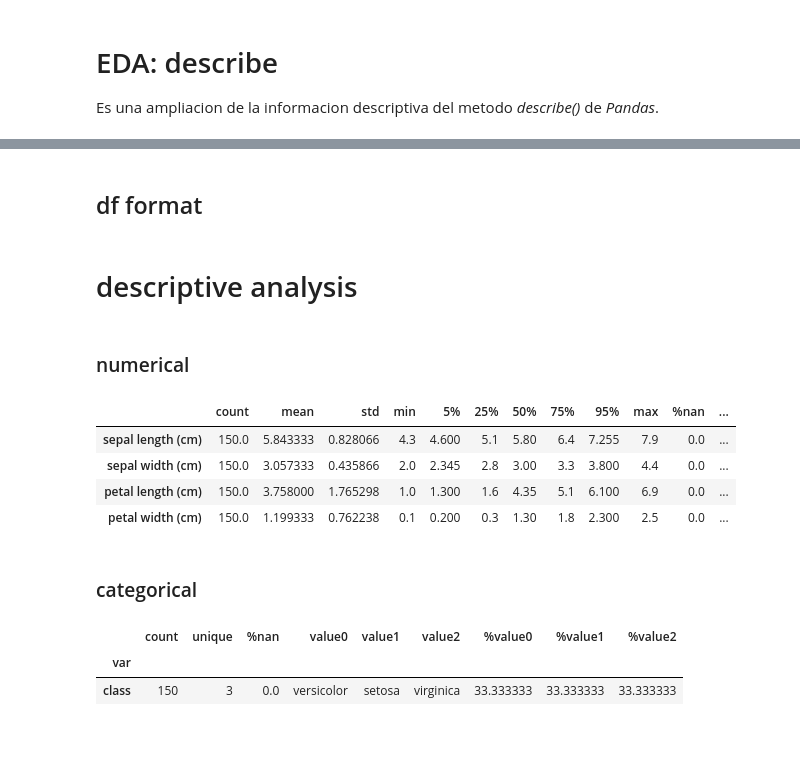
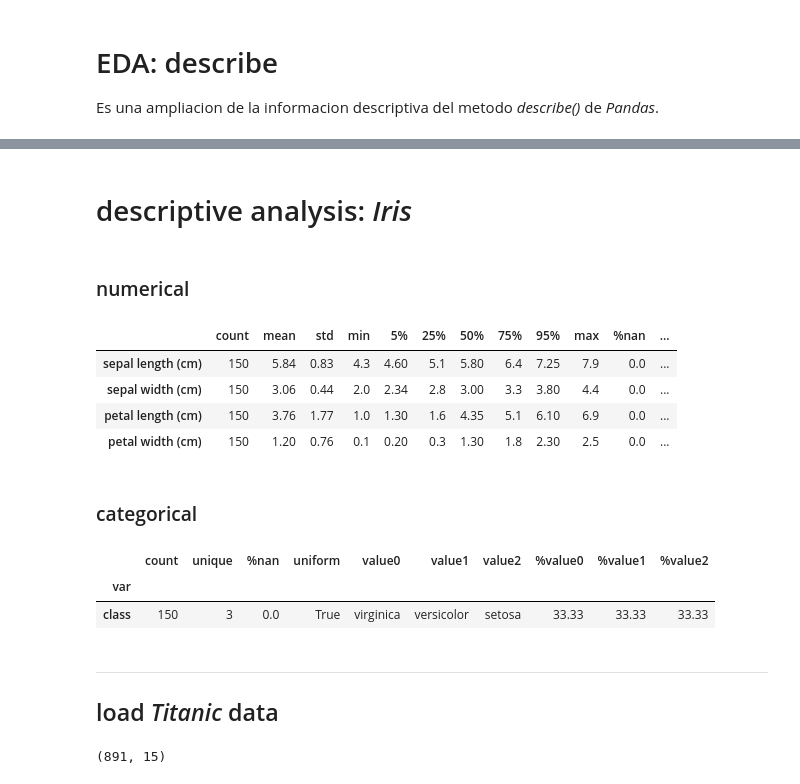
Before and after one commit to jmquintana79/utilsDS, a Jupyter notebook: notebooks/analysis/EDA/EDA-describe/notebook-EDA_describe.ipynb, the cells around one changed output, grey strips where cells are left out. Saved outputs shown, nothing was run; the diff lists cells and outputs as text; code cells hidden in the pictures; blank space fills up the shorter version.

```diff
--- a/notebooks/analysis/EDA/EDA-describe/notebook-EDA_describe.ipynb
+++ b/notebooks/analysis/EDA/EDA-describe/notebook-EDA_describe.ipynb
@@ -23,55 +24,36 @@ dclass = dict()
 for i, ic in enumerate(dataset.target_names):
     dclass[i] = ic
 data['class'] = data['class'].map(dclass)
-# %% [markdown]
-## df format
-# %%
-# check what columns are NUMERICAL or CATEGORICAL
-cols_num = data.select_dtypes(include=['float64', 'int64']).columns.values  # numerical columns
-cols_cat = data.select_dtypes(include=['object']).columns.values            # categorical columns
-# columns name converters: numerical
-dcols_num_name_to_alias = dict()
-dcols_num_alias_to_name = dict()
-for i, ic in enumerate(cols_num):
-    dcols_num_name_to_alias[ic] = 'n{}'.format(i)
-    dcols_num_alias_to_name['n{}'.format(i)] = ic
-# columns name converters: categorical
-dcols_cat_name_to_alias = dict()
-dcols_cat_alias_to_name = dict()
-for i, ic in enumerate(cols_cat):
-    dcols_cat_name_to_alias[ic] = 'c{}'.format(i)
-    dcols_cat_alias_to_name['c{}'.format(i)] = ic
-# rename columns
-data.rename(columns = dcols_num_name_to_alias, inplace = True)
-data.rename(columns = dcols_cat_name_to_alias, inplace = True)
-# list of alias
-cols_num_alias = list(dcols_num_name_to_alias.values())
-cols_cat_alias = list(dcols_cat_name_to_alias.values())
 # %% [markdown]
-# descriptive analysis
+# descriptive analysis: *Iris*
 # %% [markdown]
 ### numerical
 # %%
 # describe
-dfn = describe_numeric(data)
-# rename index
-dfn.index = dfn.index.map(dcols_num_alias_to_name)
+dfn = describe_numeric(data, alpha = .05)
 dfn
 # %% [output]
 |  | count | mean | std | min | 5% | 25% | 50% | 75% | 95% | max | %nan | ... |
-| sepal length (cm) | 150.0 | 5.843333 | 0.828066 | 4.3 | 4.600 | 5.1 | 5.80 | 6.4 | 7.255 | 7.9 | 0.0 | ... |
-| sepal width (cm) | 150.0 | 3.057333 | 0.435866 | 2.0 | 2.345 | 2.8 | 3.00 | 3.3 | 3.800 | 4.4 | 0.0 | ... |
-| petal length (cm) | 150.0 | 3.758000 | 1.765298 | 1.0 | 1.300 | 1.6 | 4.35 | 5.1 | 6.100 | 6.9 | 0.0 | ... |
-| petal width (cm) | 150.0 | 1.199333 | 0.762238 | 0.1 | 0.200 | 0.3 | 1.30 | 1.8 | 2.300 | 2.5 | 0.0 | ... |
+| sepal length (cm) | 150 | 5.84 | 0.83 | 4.3 | 4.60 | 5.1 | 5.80 | 6.4 | 7.25 | 7.9 | 0.0 | ... |
+| sepal width (cm) | 150 | 3.06 | 0.44 | 2.0 | 2.34 | 2.8 | 3.00 | 3.3 | 3.80 | 4.4 | 0.0 | ... |
+| petal length (cm) | 150 | 3.76 | 1.77 | 1.0 | 1.30 | 1.6 | 4.35 | 5.1 | 6.10 | 6.9 | 0.0 | ... |
+| petal width (cm) | 150 | 1.20 | 0.76 | 0.1 | 0.20 | 0.3 | 1.30 | 1.8 | 2.30 | 2.5 | 0.0 | ... |
 # %% [markdown]
 ### categorical
 # %%
 # describe
-dfc = describe_categorical(data, max_size_cats = 3)
-# rename index
-dfc.index = dfc.index.map(dcols_cat_alias_to_name)
+dfc = describe_categorical(data, max_size_cats = 3, alpha = .05)
 dfc
 # %% [output]
-|  | count | unique | %nan | value0 | value1 | value2 | %value0 | %value1 | %value2 |
-| var |  |  |  |  |  |  |  |  |  |
-| class | 150 | 3 | 0.0 | versicolor | setosa | virginica | 33.333333 | 33.333333 | 33.333333 |
+|  | count | unique | %nan | uniform | value0 | value1 | value2 | %value0 | %value1 | %value2 |
+| var |  |  |  |  |  |  |  |  |  |  |
+| class | 150 | 3 | 0.0 | True | virginica | versicolor | setosa | 33.33 | 33.33 | 33.33 |
+# %% [markdown]
+---
+## load *Titanic* data
+# %%
+import seaborn
+data = seaborn.load_dataset('titanic')
+data.shape
+# %% [output]
+(891, 15)
```
Also changed, not shown: parts of 20 cells of this notebook, 1 other file.
